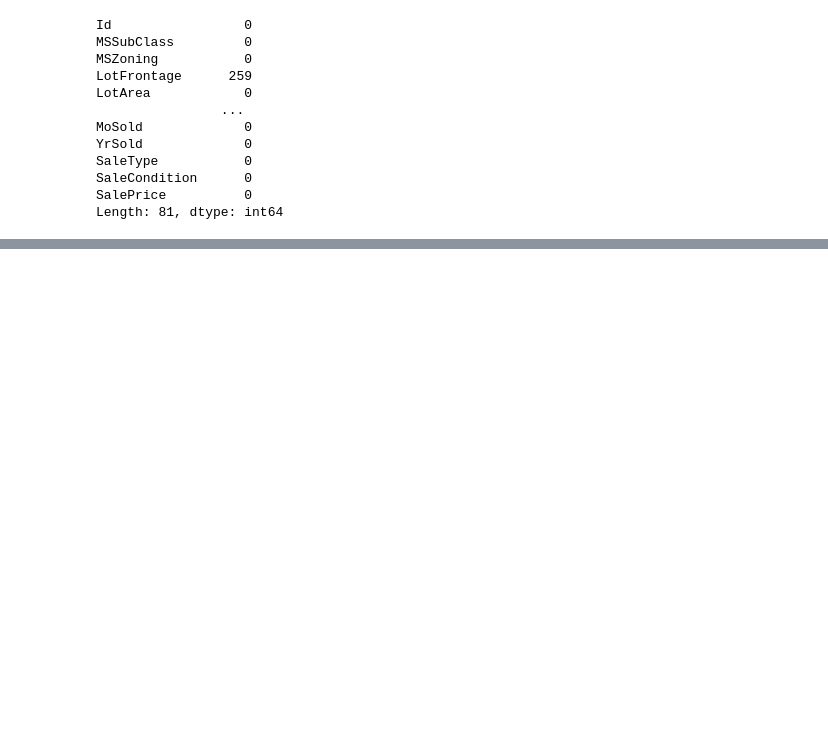
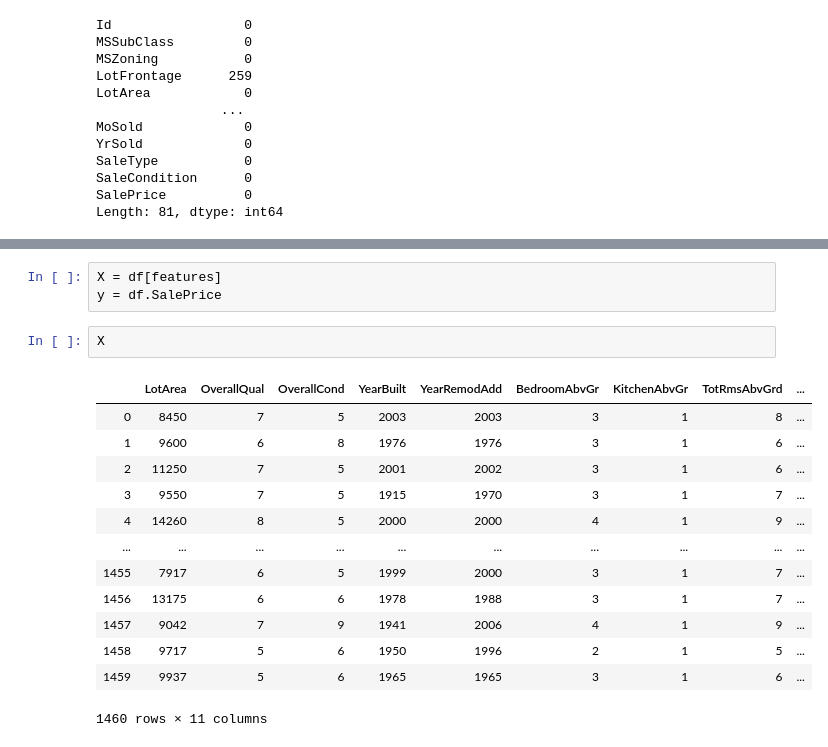
Before and after one commit to rakshitraj/kaggle, a Jupyter notebook: Iowa-housing.ipynb, the cells around one changed output, grey strips where cells are left out. Drawn from its saved outputs; the diff is of its cells as text; blank space fills up the shorter version.

```diff
--- a/Iowa-housing.ipynb
+++ b/Iowa-housing.ipynb
@@ -106,0 +136,19 @@ features = ['Id', 'MSSubClass', 'MSZoning', 'LotFrontage', 'LotArea', 'Street',
+# %%
+X = df[features]
+y = df.SalePrice
+# %%
+X
+# %% [output]
+|  | LotArea | OverallQual | OverallCond | YearBuilt | YearRemodAdd | BedroomAbvGr | KitchenAbvGr | TotRmsAbvGrd | ... |
+| 0 | 8450 | 7 | 5 | 2003 | 2003 | 3 | 1 | 8 | ... |
+| 1 | 9600 | 6 | 8 | 1976 | 1976 | 3 | 1 | 6 | ... |
+| 2 | 11250 | 7 | 5 | 2001 | 2002 | 3 | 1 | 6 | ... |
+| 3 | 9550 | 7 | 5 | 1915 | 1970 | 3 | 1 | 7 | ... |
+| 4 | 14260 | 8 | 5 | 2000 | 2000 | 4 | 1 | 9 | ... |
+| ... | ... | ... | ... | ... | ... | ... | ... | ... | ... |
+| 1455 | 7917 | 6 | 5 | 1999 | 2000 | 3 | 1 | 7 | ... |
+| 1456 | 13175 | 6 | 6 | 1978 | 1988 | 3 | 1 | 7 | ... |
+| 1457 | 9042 | 7 | 9 | 1941 | 2006 | 4 | 1 | 9 | ... |
+| 1458 | 9717 | 5 | 6 | 1950 | 1996 | 2 | 1 | 5 | ... |
+| 1459 | 9937 | 5 | 6 | 1965 | 1965 | 3 | 1 | 6 | ... |
+1460 rows × 11 columns
```
Also changed, not shown: parts of 24 cells of this notebook.
